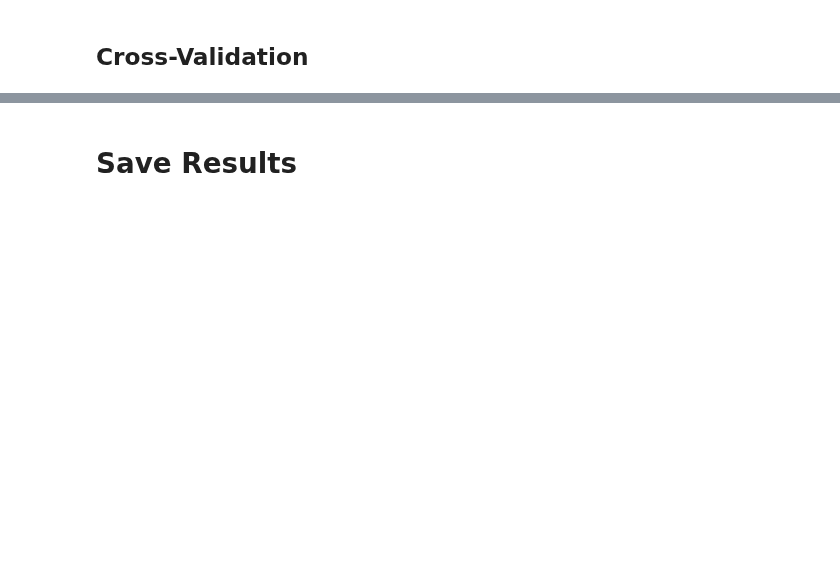
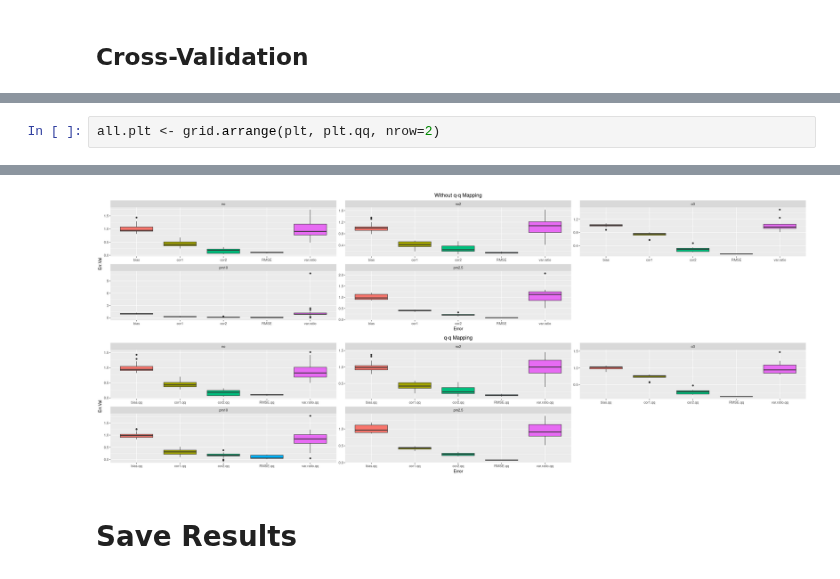
Before and after one commit to Jaimedgp/AirQualityCOVID, a Jupyter notebook: notebooks/Analysis/kNN/Cross-Validation.ipynb, the cells around one changed output, grey strips where cells are left out. Cells and saved outputs as stored; diff of their text form; blank space fills up the shorter version.

```diff
--- a/notebooks/Analysis/kNN/Cross-Validation.ipynb
+++ b/notebooks/Analysis/kNN/Cross-Validation.ipynb
@@ -202,0 +264,3 @@ Warning message:
+# %%
+all.plt <- grid.arrange(plt, plt.qq, nrow=2)
+# %% [output]
@@ -203,3 +271,4 @@ Warning message:
+[figure, added]
 # %% [markdown]
 # Save Results
 # %%
```
Also changed, not shown: parts of 13 cells of this notebook, 4 other files.
